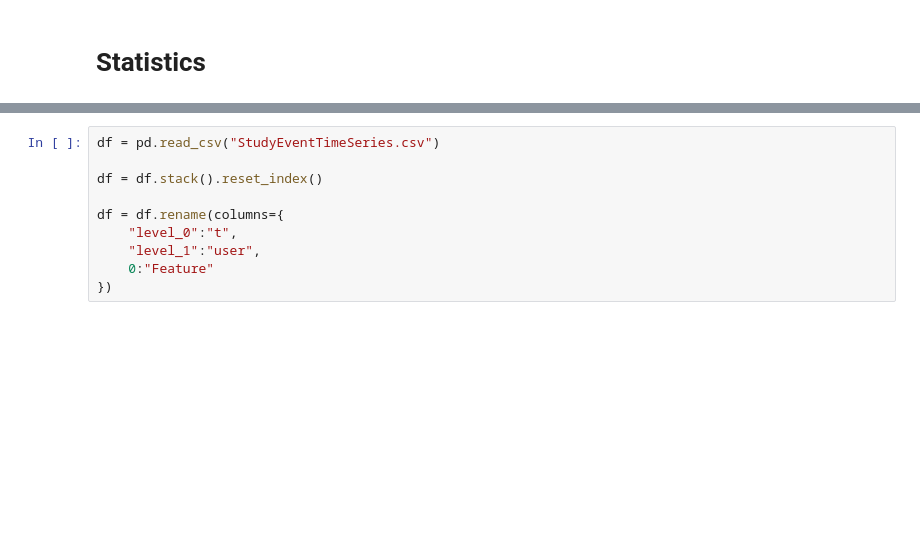
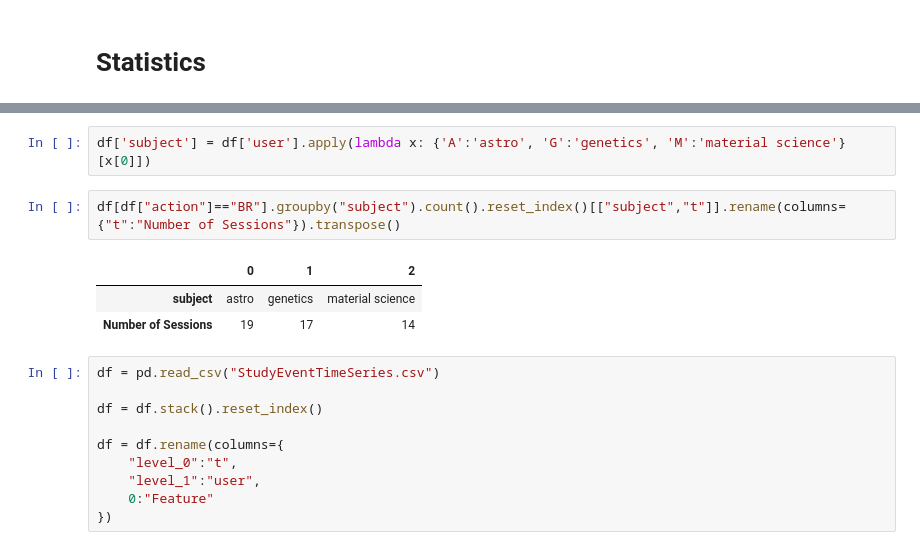
Before and after one commit to dorisjlee/ZV-paper, a Jupyter notebook: analysis/EventSeriesAnalysis.ipynb, the cells around one changed output, grey strips where cells are left out. Drawn from its saved outputs; the diff is of its cells as text; blank space fills up the shorter version.

```diff
--- a/analysis/EventSeriesAnalysis.ipynb
+++ b/analysis/EventSeriesAnalysis.ipynb
@@ -204,3 +210,11 @@ Total number of sessions: 48
+# %%
+df['subject'] = df['user'].apply(lambda x: {'A':'astro', 'G':'genetics', 'M':'material science'}[x[0]])
+# %%
+df[df["action"]=="BR"].groupby("subject").count().reset_index()[["subject","t"]].rename(columns={"t":"Number of Sessions"}).transpose()
+# %% [output]
+|  | 0 | 1 | 2 |
+| subject | astro | genetics | material science |
+| Number of Sessions | 19 | 17 | 14 |
 # %%
 df = pd.read_csv("StudyEventTimeSeries.csv")
 
```
Also changed, not shown: parts of 19 cells of this notebook, 7 other files.
